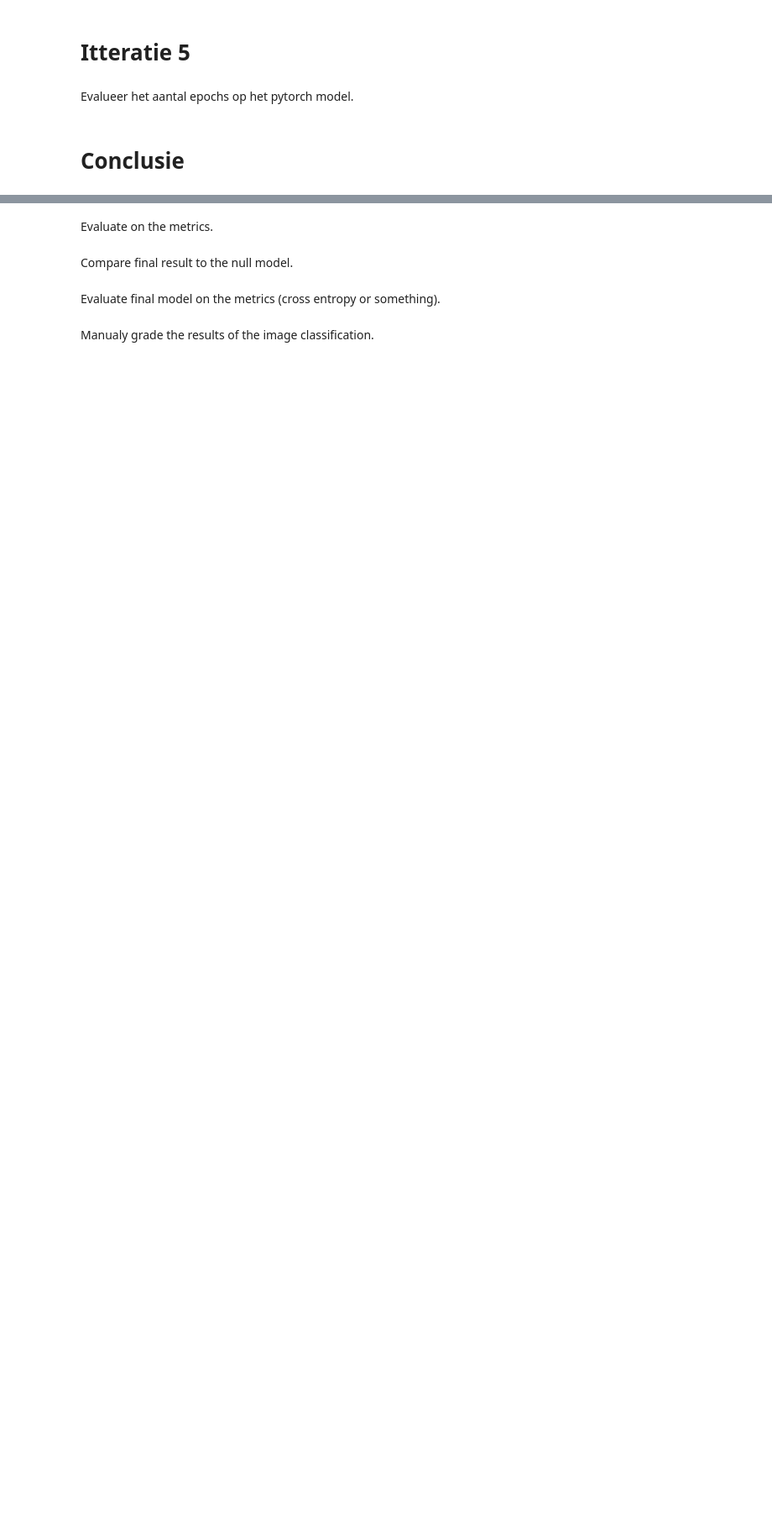
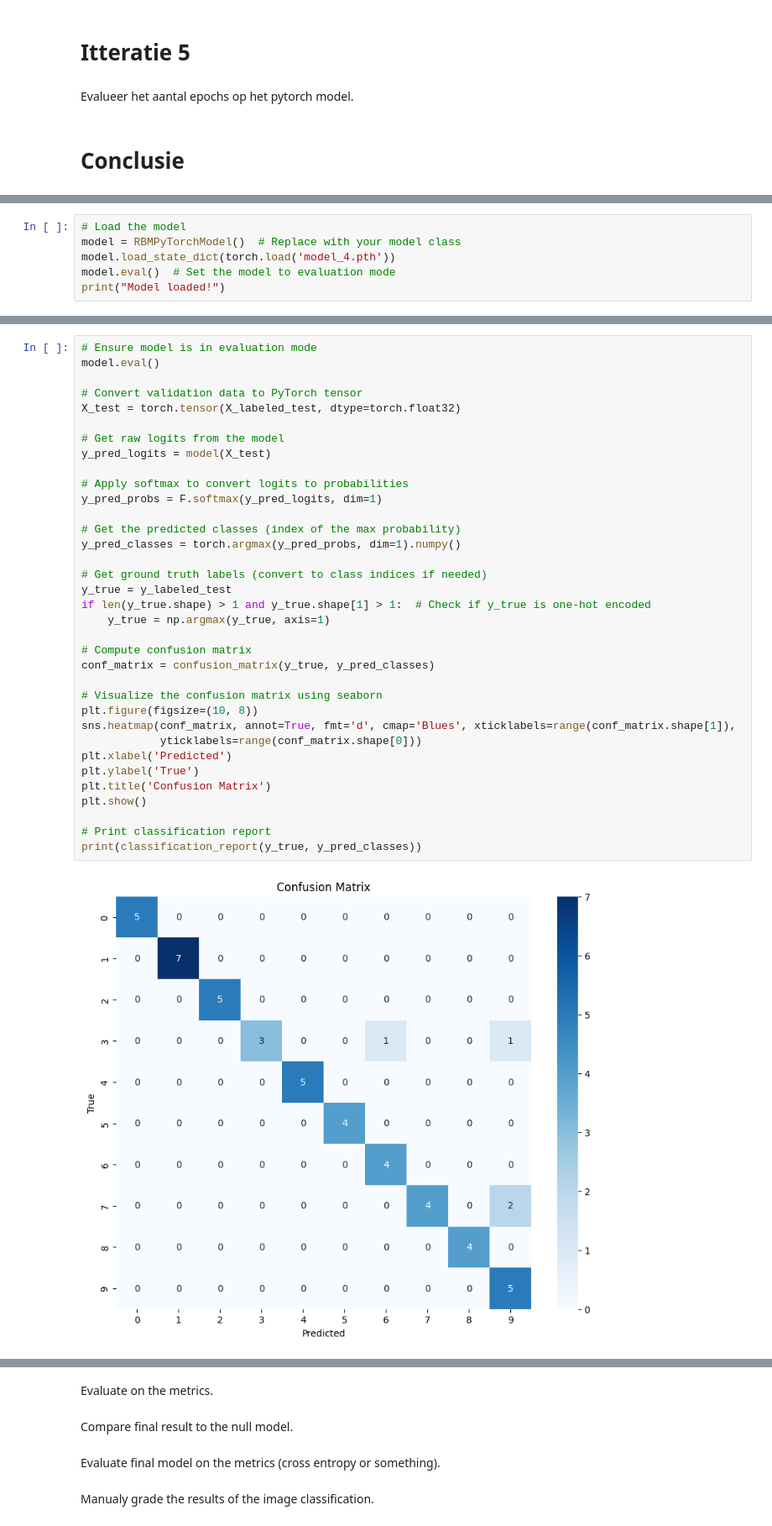
Before and after one commit to miepvis/MT2B, a Jupyter notebook: Opdracht datapunt 2b M&T.ipynb, the cells around one changed output, grey strips where cells are left out. Shown at 84% size. Cells and saved outputs as stored; diff of their text form; blank space fills up the shorter version.

Commit message:
added test graph

```diff
--- a/Opdracht datapunt 2b M&T.ipynb
+++ b/Opdracht datapunt 2b M&T.ipynb
@@ -2013,0 +2069,6 @@ Evalueer het aantal epochs op het pytorch model.
+# %%
+# Load the model
+model = RBMPyTorchModel()  # Replace with your model class
+model.load_state_dict(torch.load('model_4.pth'))
+model.eval()  # Set the model to evaluation mode
+print("Model loaded!")
@@ -2013,0 +2077,37 @@ Evalueer het aantal epochs op het pytorch model.
+# %%
+# Ensure model is in evaluation mode
+model.eval()
+
+# Convert validation data to PyTorch tensor
+X_test = torch.tensor(X_labeled_test, dtype=torch.float32)
+
+# Get raw logits from the model
+y_pred_logits = model(X_test)
+
+# Apply softmax to convert logits to probabilities
+y_pred_probs = F.softmax(y_pred_logits, dim=1)
+
+# Get the predicted classes (index of the max probability)
+y_pred_classes = torch.argmax(y_pred_probs, dim=1).numpy()
+
+# Get ground truth labels (convert to class indices if needed)
+y_true = y_labeled_test
+if len(y_true.shape) > 1 and y_true.shape[1] > 1:  # Check if y_true is one-hot encoded
+    y_true = np.argmax(y_true, axis=1)
+
+# Compute confusion matrix
+conf_matrix = confusion_matrix(y_true, y_pred_classes)
+
+# Visualize the confusion matrix using seaborn
+plt.figure(figsize=(10, 8))
+sns.heatmap(conf_matrix, annot=True, fmt='d', cmap='Blues', xticklabels=range(conf_matrix.shape[1]),
+            yticklabels=range(conf_matrix.shape[0]))
+plt.xlabel('Predicted')
+plt.ylabel('True')
+plt.title('Confusion Matrix')
+plt.show()
+
+# Print classification report
+print(classification_report(y_true, y_pred_classes))
+# %% [output]
+[figure, added]
```
Also changed, not shown: parts of 7 cells of this notebook.
